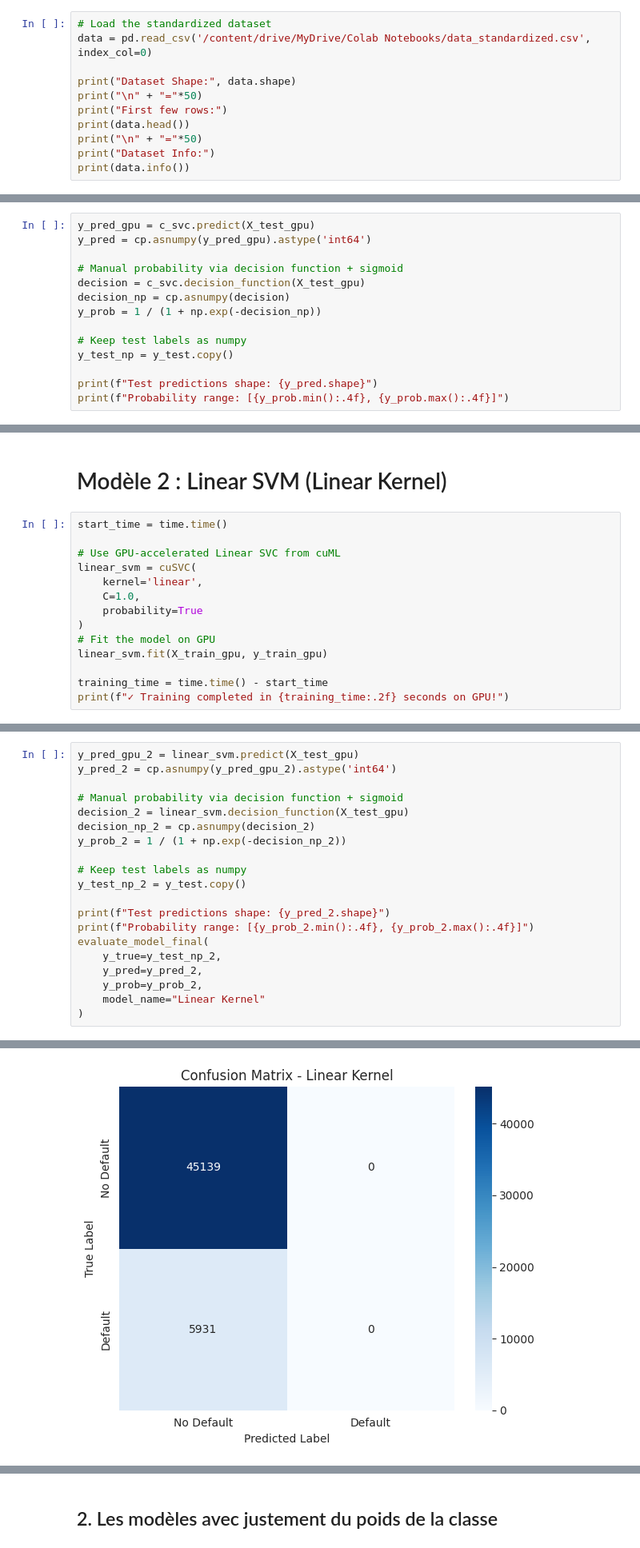
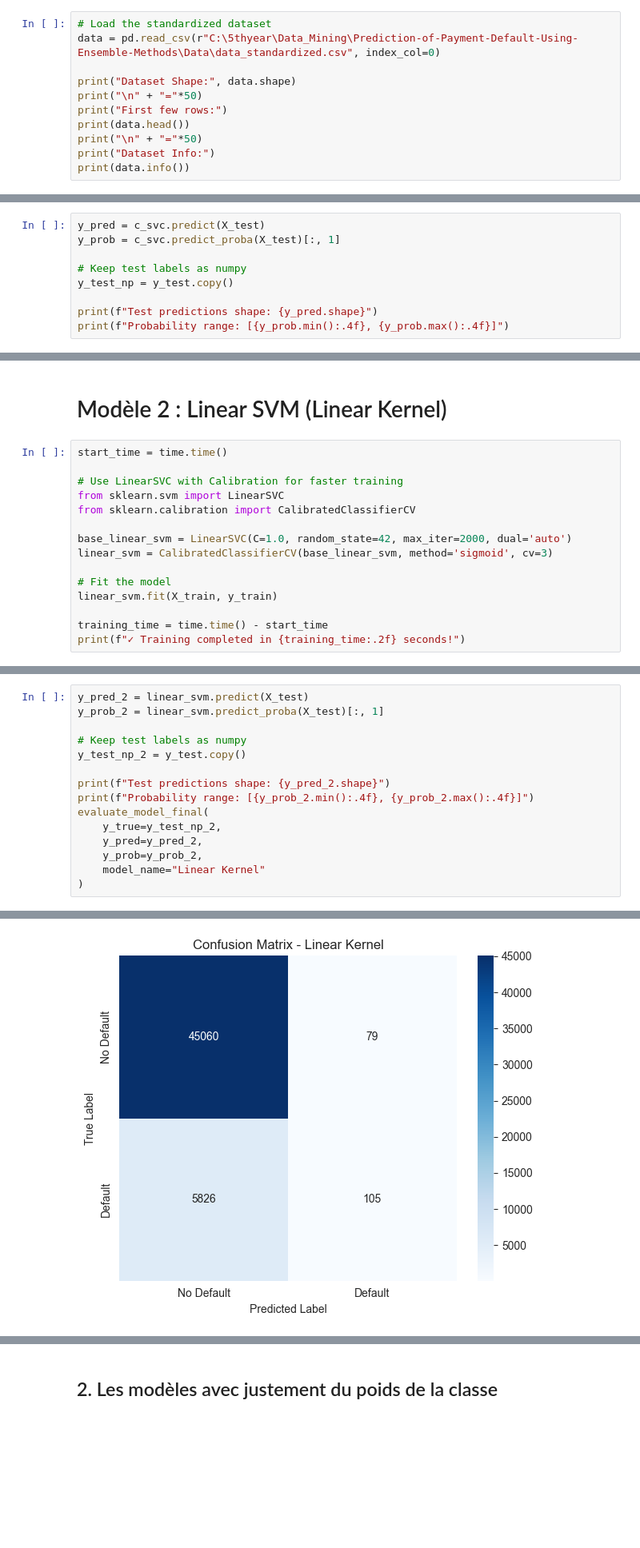
Before and after one commit to abdenour234/Prediction-of-Payment-Default-Using-Ensemble-Methods, a Jupyter notebook: Models_training/SVM_(1).ipynb, the cells around one changed output, grey strips where cells are left out. Shown: that part at 80% size. Drawn from its saved outputs; the diff is of its cells as text; blank space fills up the shorter version.

```diff
--- a/Models_training/SVM_(1).ipynb
+++ b/Models_training/SVM_(1).ipynb
@@ -74,7 +68,7 @@ print("✓ All libraries imported successfully!")
 # Chargement de données
 # %%
 # Load the standardized dataset
-data = pd.read_csv('/content/drive/MyDrive/Colab Notebooks/data_standardized.csv', index_col=0)
+data = pd.read_csv(r"C:\5thyear\Data_Mining\Prediction-of-Payment-Default-Using-Ensemble-Methods\Data\data_standardized.csv", index_col=0)
 
 print("Dataset Shape:", data.shape)
 print("\n" + "="*50)
@@ -160,11 +163,6 @@ print(f"✓ Training completed in {training_time:.2f} seconds on GPU!")
 # %%
-y_pred_gpu = c_svc.predict(X_test_gpu)
-y_pred = cp.asnumpy(y_pred_gpu).astype('int64')
-
-# Manual probability via decision function + sigmoid
-decision = c_svc.decision_function(X_test_gpu)
-decision_np = cp.asnumpy(decision)
-y_prob = 1 / (1 + np.exp(-decision_np))
+y_pred = c_svc.predict(X_test)
+y_prob = c_svc.predict_proba(X_test)[:, 1]
 
 # Keep test labels as numpy
 y_test_np = y_test.copy()
@@ -246,15 +244,16 @@ Confusion Matrix:
 # %%
 start_time = time.time()
 
-# Use GPU-accelerated Linear SVC from cuML
-linear_svm = cuSVC(
-    kernel='linear',
-    C=1.0,
-    probability=True
-)
-# Fit the model on GPU
-linear_svm.fit(X_train_gpu, y_train_gpu)
+# Use LinearSVC with Calibration for faster training
+from sklearn.svm import LinearSVC
+from sklearn.calibration import CalibratedClassifierCV
+
+base_linear_svm = LinearSVC(C=1.0, random_state=42, max_iter=2000, dual='auto')
+linear_svm = CalibratedClassifierCV(base_linear_svm, method='sigmoid', cv=3)
+
+# Fit the model
+linear_svm.fit(X_train, y_train)
 
 training_time = time.time() - start_time
-print(f"✓ Training completed in {training_time:.2f} seconds on GPU!")
+print(f"✓ Training completed in {training_time:.2f} seconds!")
 # %% [output]
@@ -263,11 +261,6 @@ print(f"✓ Training completed in {training_time:.2f} seconds on GPU!")
 # %%
-y_pred_gpu_2 = linear_svm.predict(X_test_gpu)
-y_pred_2 = cp.asnumpy(y_pred_gpu_2).astype('int64')
-
-# Manual probability via decision function + sigmoid
-decision_2 = linear_svm.decision_function(X_test_gpu)
-decision_np_2 = cp.asnumpy(decision_2)
-y_prob_2 = 1 / (1 + np.exp(-decision_np_2))
+y_pred_2 = linear_svm.predict(X_test)
+y_prob_2 = linear_svm.predict_proba(X_test)[:, 1]
 
 # Keep test labels as numpy
 y_test_np_2 = y_test.copy()
@@ -301 +294 @@ Confusion Matrix:
-[figure, old version]
+[figure, new version]
```
Also changed, not shown: parts of 43 cells of this notebook, 16 other files.
